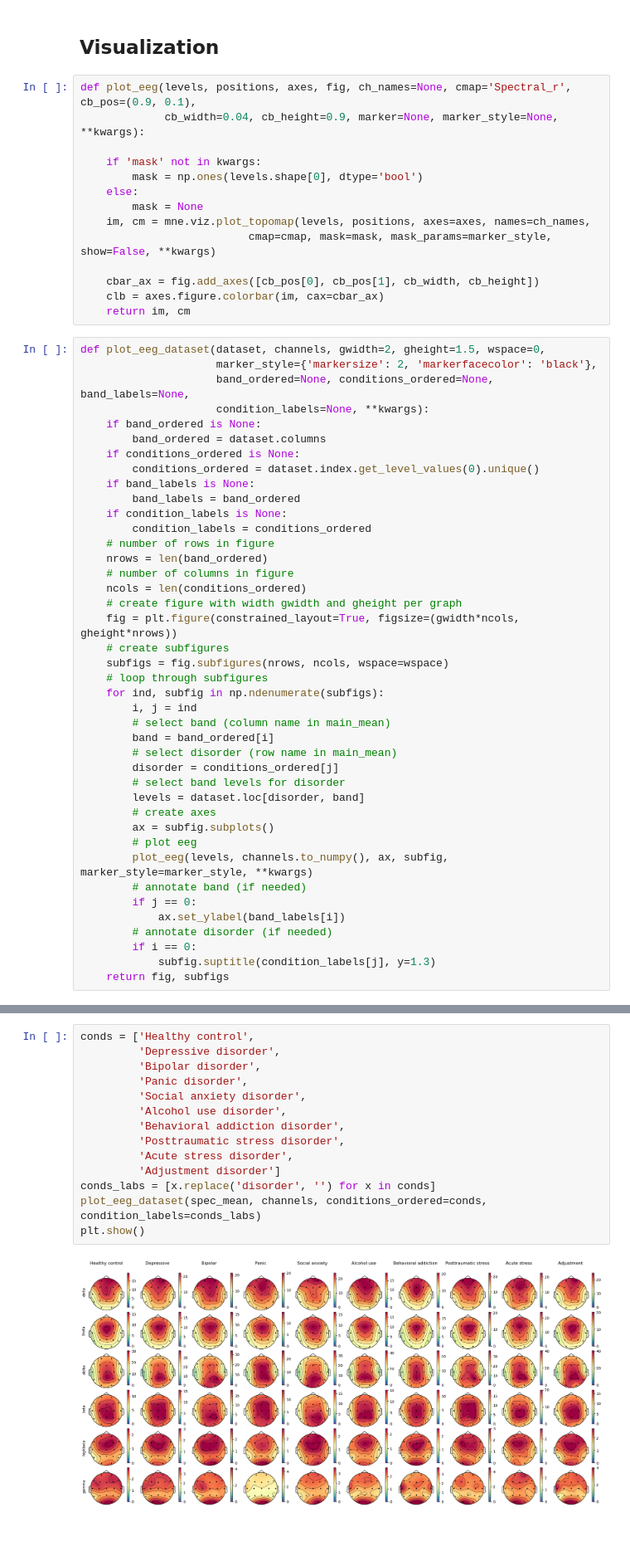
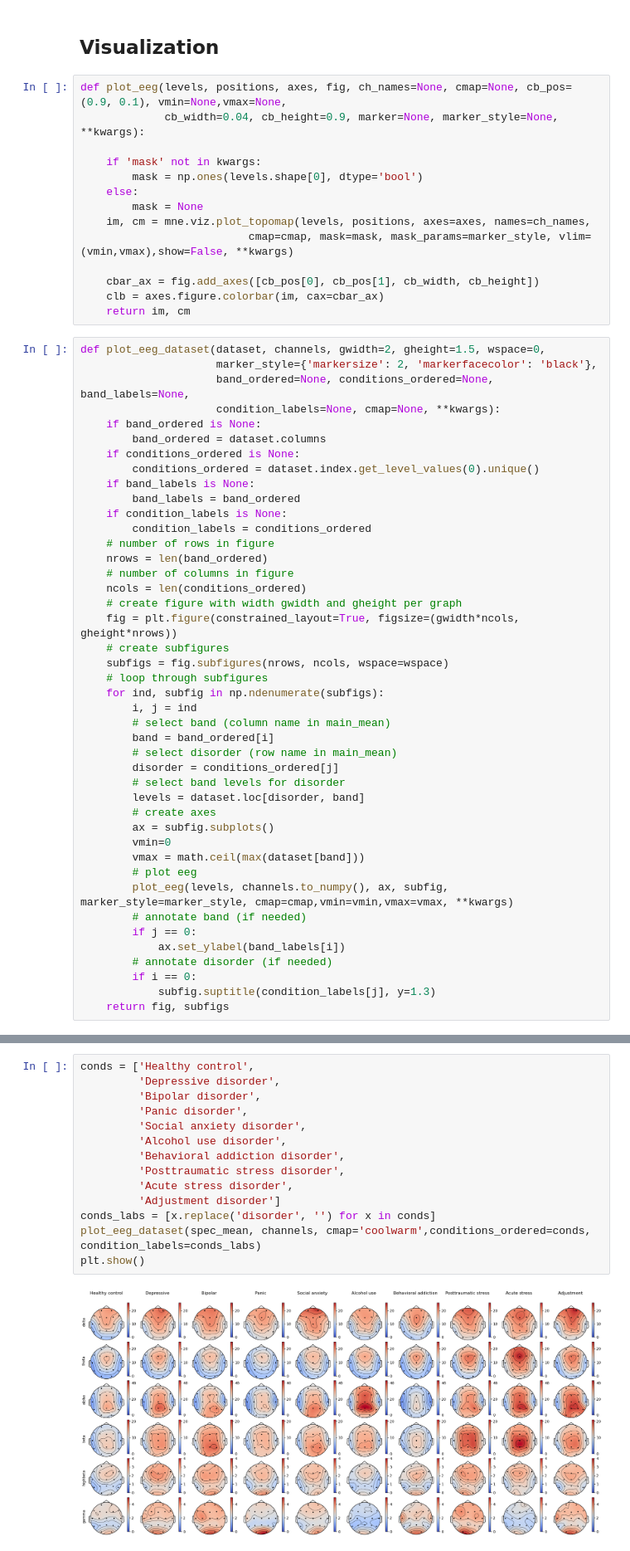
Before and after one commit to twix402/NeuroML, a Jupyter notebook: Codes/NeuroVis.ipynb, the cells around one changed output, grey strips where cells are left out. Shown at 83% size. Drawn from its saved outputs; the diff is of its cells as text.

```diff
--- a/Codes/NeuroVis.ipynb
+++ b/Codes/NeuroVis.ipynb
@@ -132,7 +133,7 @@ Index(['main.disorder', 'specific.disorder', 'delta.FP1', 'delta.FP2',
 # %% [markdown]
 ## Visualization
 # %%
-def plot_eeg(levels, positions, axes, fig, ch_names=None, cmap='Spectral_r', cb_pos=(0.9, 0.1),
+def plot_eeg(levels, positions, axes, fig, ch_names=None, cmap=None, cb_pos=(0.9, 0.1), vmin=None,vmax=None,
              cb_width=0.04, cb_height=0.9, marker=None, marker_style=None, **kwargs):
 
     if 'mask' not in kwargs:
@@ -140,7 +141,7 @@ def plot_eeg(levels, positions, axes, fig, ch_names=None, cmap='Spectral_r', cb_
     else:
         mask = None
     im, cm = mne.viz.plot_topomap(levels, positions, axes=axes, names=ch_names,
-                          cmap=cmap, mask=mask, mask_params=marker_style, show=False, **kwargs)
+                          cmap=cmap, mask=mask, mask_params=marker_style, vlim=(vmin,vmax),show=False, **kwargs)
 
     cbar_ax = fig.add_axes([cb_pos[0], cb_pos[1], cb_width, cb_height])
     clb = axes.figure.colorbar(im, cax=cbar_ax)
@@ -149,7 +150,7 @@ def plot_eeg(levels, positions, axes, fig, ch_names=None, cmap='Spectral_r', cb_
 def plot_eeg_dataset(dataset, channels, gwidth=2, gheight=1.5, wspace=0,
                      marker_style={'markersize': 2, 'markerfacecolor': 'black'},
                      band_ordered=None, conditions_ordered=None, band_labels=None,
-                     condition_labels=None, **kwargs):
+                     condition_labels=None, cmap=None, **kwargs):
     if band_ordered is None:
         band_ordered = dataset.columns
     if conditions_ordered is None:
@@ -177,8 +178,10 @@ def plot_eeg_dataset(dataset, channels, gwidth=2, gheight=1.5, wspace=0,
         levels = dataset.loc[disorder, band]
         # create axes
         ax = subfig.subplots()
+        vmin=0
+        vmax = math.ceil(max(dataset[band]))
         # plot eeg
-        plot_eeg(levels, channels.to_numpy(), ax, subfig, marker_style=marker_style, **kwargs)
+        plot_eeg(levels, channels.to_numpy(), ax, subfig, marker_style=marker_style, cmap=cmap,vmin=vmin,vmax=vmax, **kwargs)
         # annotate band (if needed)
         if j == 0:
             ax.set_ylabel(band_labels[i])
@@ -203,16 +206,16 @@ plt.show()
 # %%
 conds = ['Healthy control',
          'Depressive disorder',
          'Bipolar disorder',
          'Panic disorder',
          'Social anxiety disorder',
          'Alcohol use disorder',
          'Behavioral addiction disorder',
          'Posttraumatic stress disorder',
          'Acute stress disorder',
          'Adjustment disorder']
 conds_labs = [x.replace('disorder', '') for x in conds]
-plot_eeg_dataset(spec_mean, channels, conditions_ordered=conds, condition_labels=conds_labs)
+plot_eeg_dataset(spec_mean, channels, cmap='coolwarm',conditions_ordered=conds, condition_labels=conds_labs)
 plt.show()
 # %% [output]
-[figure, old version]
+[figure, new version]
```
Also changed, not shown: parts of 6 cells of this notebook, 1 other file.
